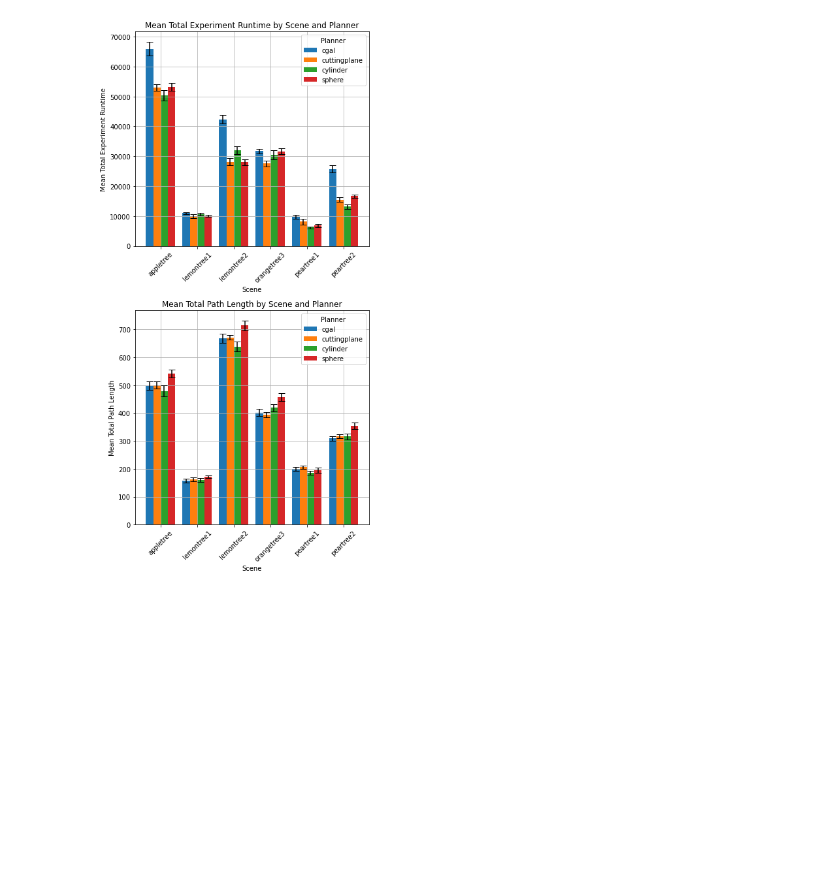
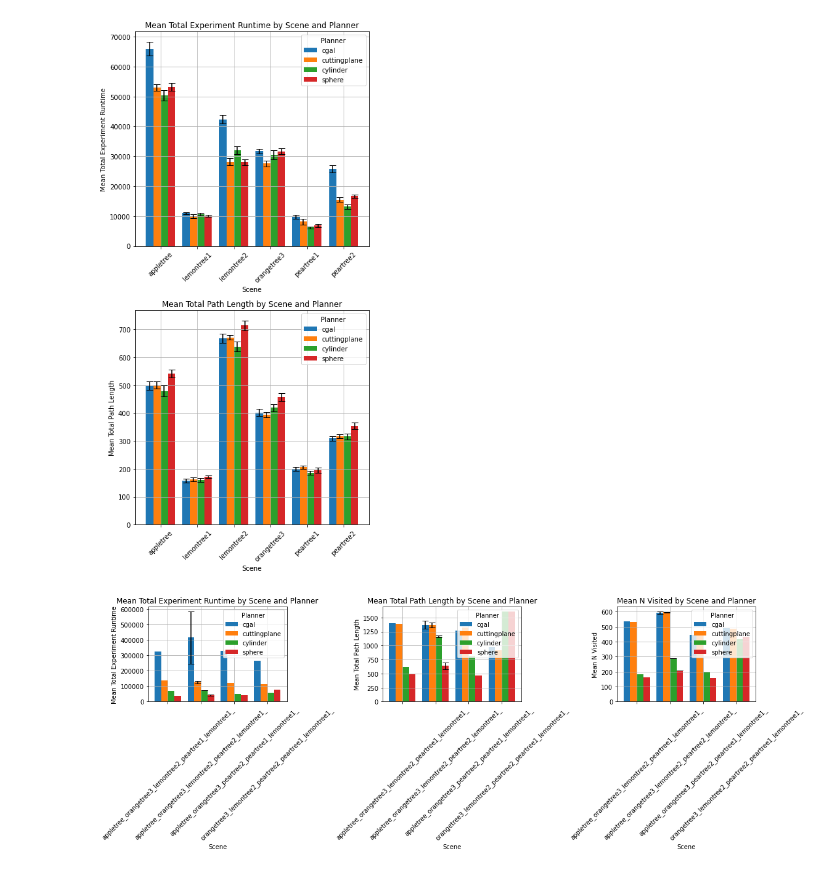
Before and after one commit to werner291/Multigoal-Orchard-Drone-Planning-Library, a Jupyter notebook: analysis/Shell Comparison RAL.ipynb, the cells around one changed output. Drawn from its saved outputs; the diff is of its cells as text; code cells hidden in the pictures; blank space fills up the shorter version.

```diff
--- a/analysis/Shell Comparison RAL.ipynb
+++ b/analysis/Shell Comparison RAL.ipynb
@@ -80,3 +65,45 @@ plt.savefig('comparison_trees_vertical.pdf')
 plt.show()
 # %% [output]
 [figure]
+# %%
+with open('data/shell_comparison_orchard_RAL.json') as f:
+    data = json.load(f)
+    df_runs_row = pd.json_normalize(data)
+    df_runs_row.columns = [col.split('.')[-1] for col in df_runs_row.columns]
+# %%
+agged_orchard = df_runs_row.groupby(['scene','planner']).agg(['mean','sem'])[['total_experiment_runtime','total_path_length','n_visited']]
+# %%
+scene_order = agged_orchard.index.get_level_values('scene').unique()
+planner_order = agged_orchard.index.get_level_values('planner').unique()
+
+bar_width = 0.2
+bar_positions = {}
+for i, planner in enumerate(planner_order):
+    bar_positions[planner] = [j + i * bar_width for j in range(len(scene_order))]
+
+def create_grouped_bar_chart(ax, metric):
+    for planner in planner_order:
+        ax.bar(bar_positions[planner], agged_orchard.loc[pd.IndexSlice[:, planner], (metric, 'mean')],
+               width=bar_width, label=planner,
+               yerr=agged_orchard.loc[pd.IndexSlice[:, planner], (metric, 'sem')] * 1.96,
+               capsize=5)
+
+    ax.set_xticks([pos + bar_width * (len(planner_order) - 1) / 2 for pos in bar_positions[planner_order[0]]])
+    ax.set_xticklabels(scene_order, rotation=45)
+    ax.set_xlabel('Scene')
+    ax.set_ylabel(f'Mean {metric.replace("_", " ").title()}')
+    ax.set_title(f'Mean {metric.replace("_", " ").title()} by Scene and Planner')
+    ax.grid(True)
+    ax.legend(title='Planner')
+
+fig, (ax1, ax2, ax3) = plt.subplots(1, 3, figsize=(16, 6))
+
+create_grouped_bar_chart(ax1, 'total_experiment_runtime')
+create_grouped_bar_chart(ax2, 'total_path_length')
+create_grouped_bar_chart(ax3, 'n_visited')
+
+plt.tight_layout()
+plt.savefig('comparison_trees_orchard.pdf')
+plt.show()
+# %% [output]
+[figure, added]
```
Also changed, not shown: parts of 2 cells of this notebook, 7 other files.
